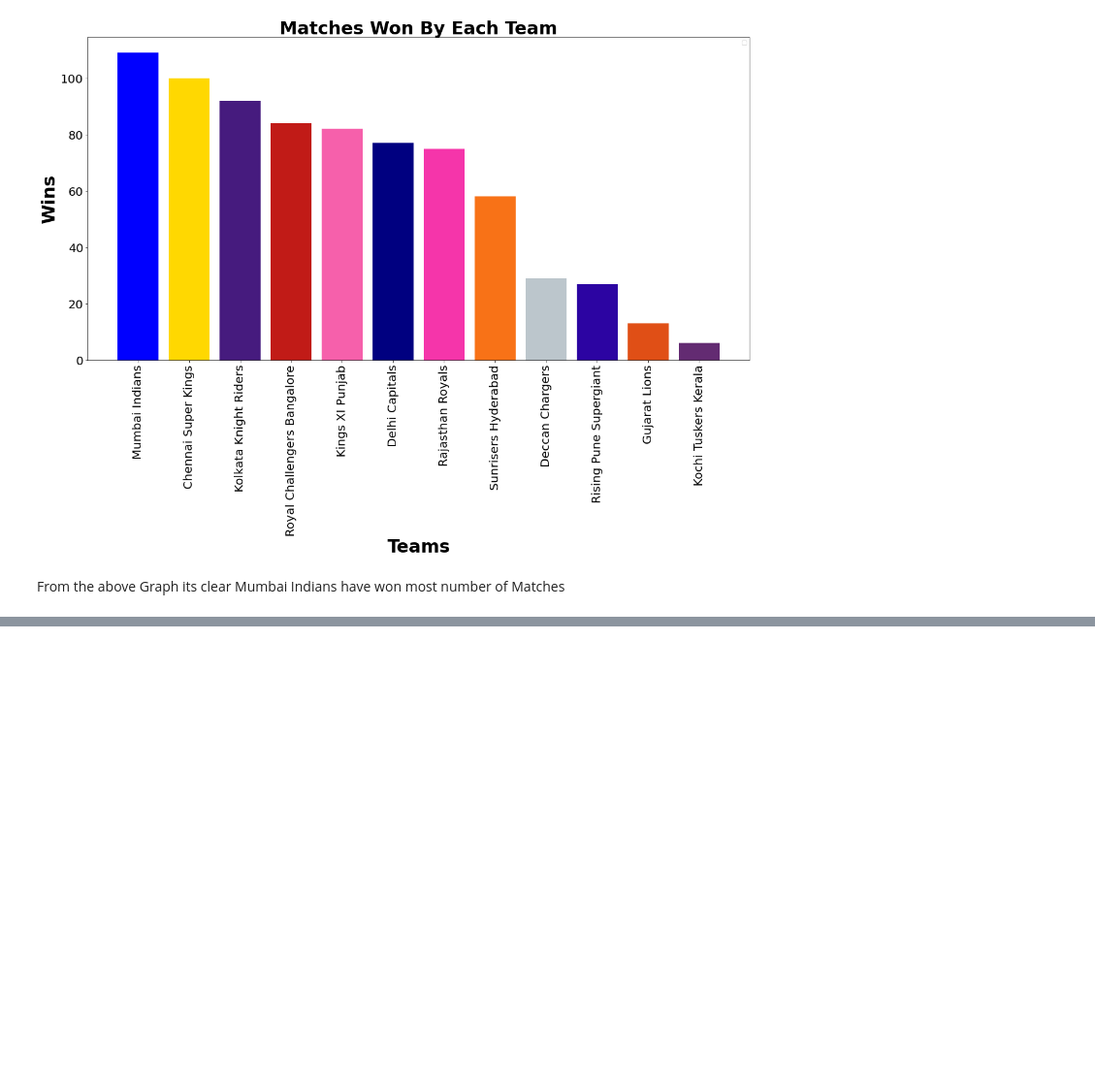
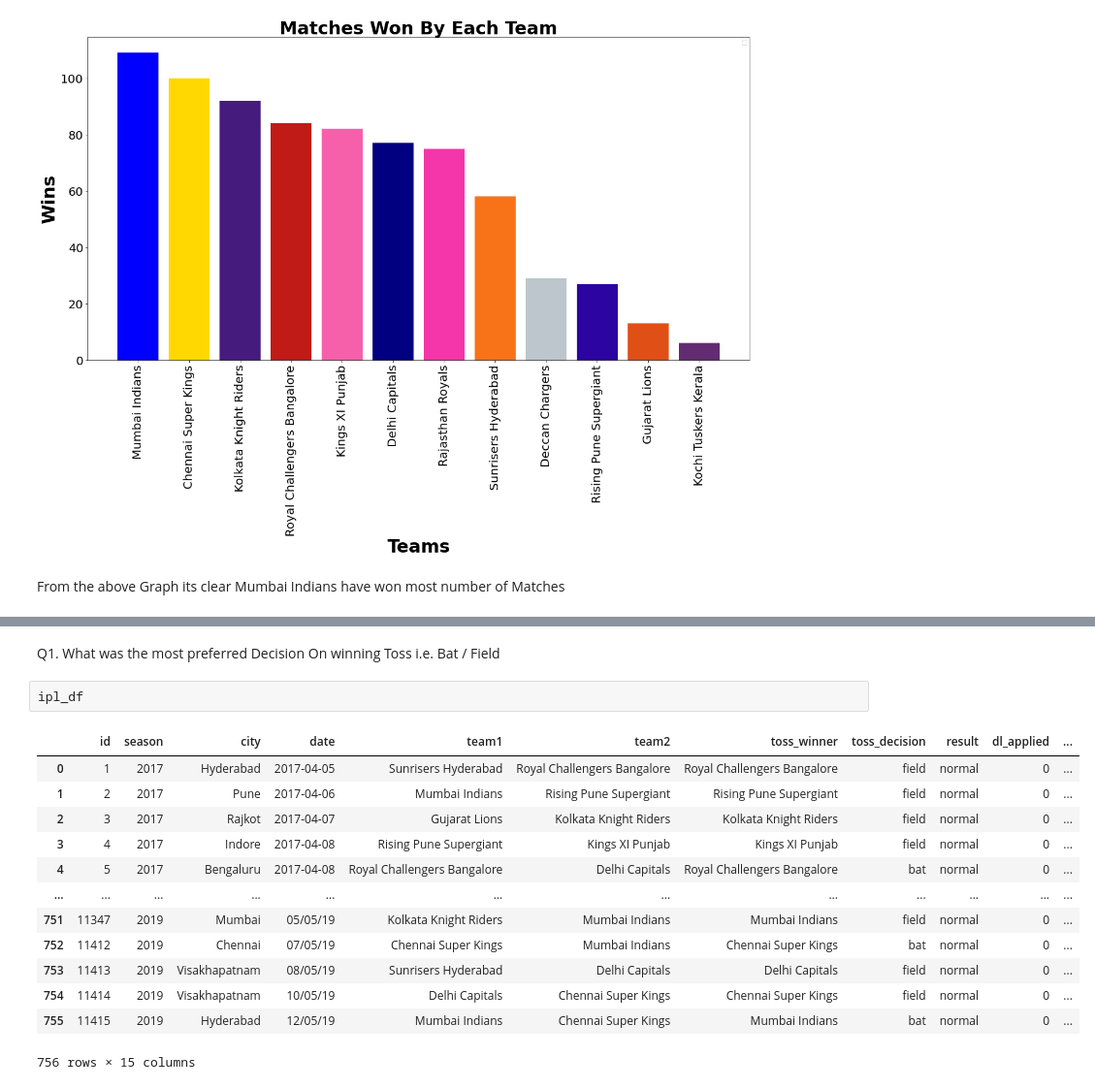
Before and after one commit to shaneydv/IPL-Data-Analysis, a Jupyter notebook: ipl_data_analysis.ipynb, the cells around one changed output, grey strips where cells are left out. Shown: that part at 97% size. Cells and saved outputs as stored; diff of their text form; blank space fills up the shorter version.

```diff
--- a/ipl_data_analysis.ipynb
+++ b/ipl_data_analysis.ipynb
@@ -375,0 +430,18 @@ From the above Graph its clear Mumbai Indians have won most number of Matches
+# %% [markdown]
+Q1. What was the most preferred Decision On winning Toss i.e. Bat / Field
+# %%
+ipl_df
+# %% [output]
+|  | id | season | city | date | team1 | team2 | toss_winner | toss_decision | result | dl_applied | ... |
+| 0 | 1 | 2017 | Hyderabad | 2017-04-05 | Sunrisers Hyderabad | Royal Challengers Bangalore | Royal Challengers Bangalore | field | normal | 0 | ... |
+| 1 | 2 | 2017 | Pune | 2017-04-06 | Mumbai Indians | Rising Pune Supergiant | Rising Pune Supergiant | field | normal | 0 | ... |
+| 2 | 3 | 2017 | Rajkot | 2017-04-07 | Gujarat Lions | Kolkata Knight Riders | Kolkata Knight Riders | field | normal | 0 | ... |
+| 3 | 4 | 2017 | Indore | 2017-04-08 | Rising Pune Supergiant | Kings XI Punjab | Kings XI Punjab | field | normal | 0 | ... |
+| 4 | 5 | 2017 | Bengaluru | 2017-04-08 | Royal Challengers Bangalore | Delhi Capitals | Royal Challengers Bangalore | bat | normal | 0 | ... |
+| ... | ... | ... | ... | ... | ... | ... | ... | ... | ... | ... | ... |
+| 751 | 11347 | 2019 | Mumbai | 05/05/19 | Kolkata Knight Riders | Mumbai Indians | Mumbai Indians | field | normal | 0 | ... |
+| 752 | 11412 | 2019 | Chennai | 07/05/19 | Chennai Super Kings | Mumbai Indians | Chennai Super Kings | bat | normal | 0 | ... |
+| 753 | 11413 | 2019 | Visakhapatnam | 08/05/19 | Sunrisers Hyderabad | Delhi Capitals | Delhi Capitals | field | normal | 0 | ... |
+| 754 | 11414 | 2019 | Visakhapatnam | 10/05/19 | Delhi Capitals | Chennai Super Kings | Chennai Super Kings | field | normal | 0 | ... |
+| 755 | 11415 | 2019 | Hyderabad | 12/05/19 | Mumbai Indians | Chennai Super Kings | Mumbai Indians | bat | normal | 0 | ... |
+756 rows × 15 columns
```
Also changed, not shown: parts of 12 cells of this notebook.
